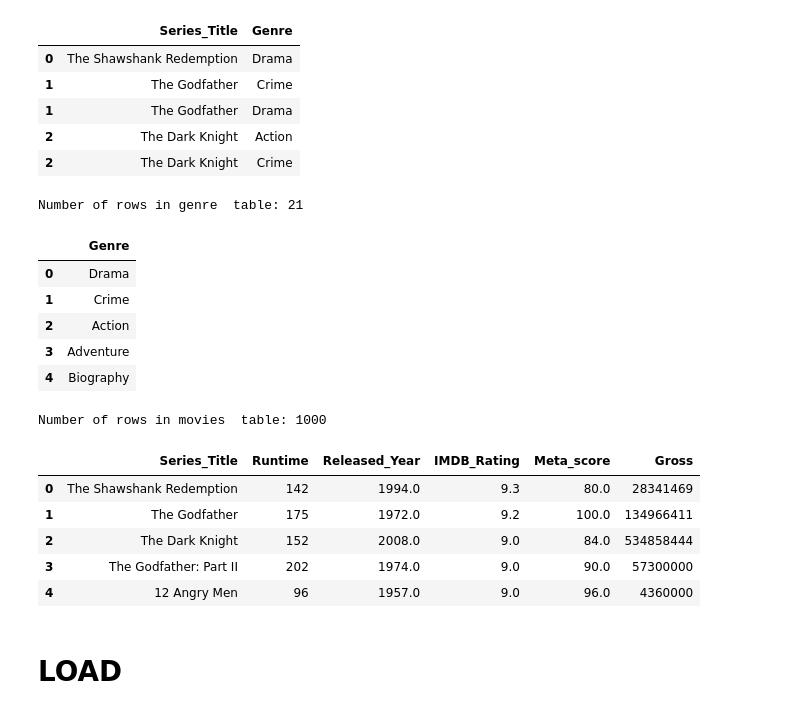
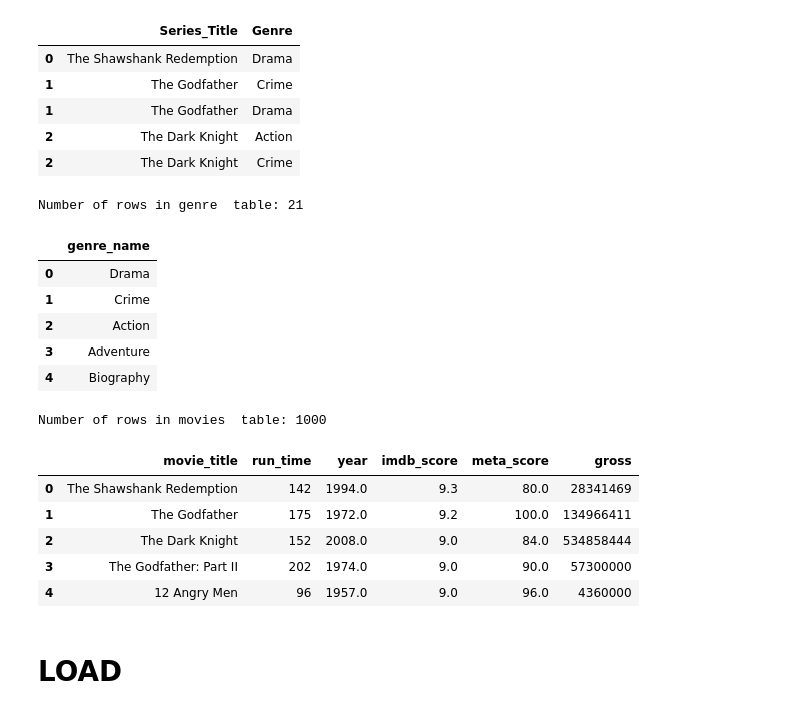
Before and after one commit to 0samvuong/Project-2-ETL-Group-6, a Jupyter notebook: main.ipynb, the cells around one changed output. Cells and saved outputs as stored; diff of their text form; code cells hidden in the pictures.

```diff
--- a/main.ipynb
+++ b/main.ipynb
@@ -204,13 +208,14 @@ Number of rows in movie_genres table: 2541
 | 2 | The Dark Knight | Crime |
 # %%
 # create genres table
-genre = pd.DataFrame({'Genre': movie_genres['Genre'].unique()})
+genres = pd.DataFrame({'Genre': movie_genres['Genre'].unique()})
+genres = genres.rename(columns={"Genre":"genre_name"})
 #### genre table
-print(f"Number of rows in genre  table: {len(genre.index)}")
-genre.head()
+print(f"Number of rows in genre  table: {len(genres.index)}")
+genres.head()
 # %% [output]
 Number of rows in genre  table: 21
-|  | Genre |
+|  | genre_name |
 | 0 | Drama |
 | 1 | Crime |
 | 2 | Action |
@@ -219,20 +224,29 @@ Number of rows in genre  table: 21
 # %%
 # create movies table
 movies = imdb_df_copy[['Series_Title', 'Runtime', 'Released_Year', 'IMDB_Rating', 'Meta_score', 'Gross']].copy()
 #transform Runtime column as int
 movies['Runtime'] = movies['Runtime'].str.replace(' min', '').astype(int)
 # transform gross column: remove commas, fillna
 movies['Gross'] = movies['Gross'].str.replace(',', '').fillna(0)
 # transform gross column: convert to int
 movies['Gross'] = movies['Gross'].astype(int)
 # handle errors in released year colunn, transform to datetime
 movies['Released_Year'] = pd.to_numeric(movies['Released_Year'], errors='coerce', downcast='integer').fillna(0)
+#rename columns to match db
+movies=movies.rename(columns={
+    "Series_Title":"movie_title",
+    "Runtime": "run_time",
+    "Released_Year": "year",
+    "IMDB_Rating": "imdb_score",
+    "Meta_score": "meta_score",
+    "Gross": "gross"
+})
 #### movies table
 print(f"Number of rows in movies  table: {len(movies.index)}")
 movies.head()
 # %% [output]
 Number of rows in movies  table: 1000
-|  | Series_Title | Runtime | Released_Year | IMDB_Rating | Meta_score | Gross |
+|  | movie_title | run_time | year | imdb_score | meta_score | gross |
 | 0 | The Shawshank Redemption | 142 | 1994.0 | 9.3 | 80.0 | 28341469 |
 | 1 | The Godfather | 175 | 1972.0 | 9.2 | 100.0 | 134966411 |
 | 2 | The Dark Knight | 152 | 2008.0 | 9.0 | 84.0 | 534858444 |
```
Also changed, not shown: parts of 12 cells of this notebook, 2 other files.
